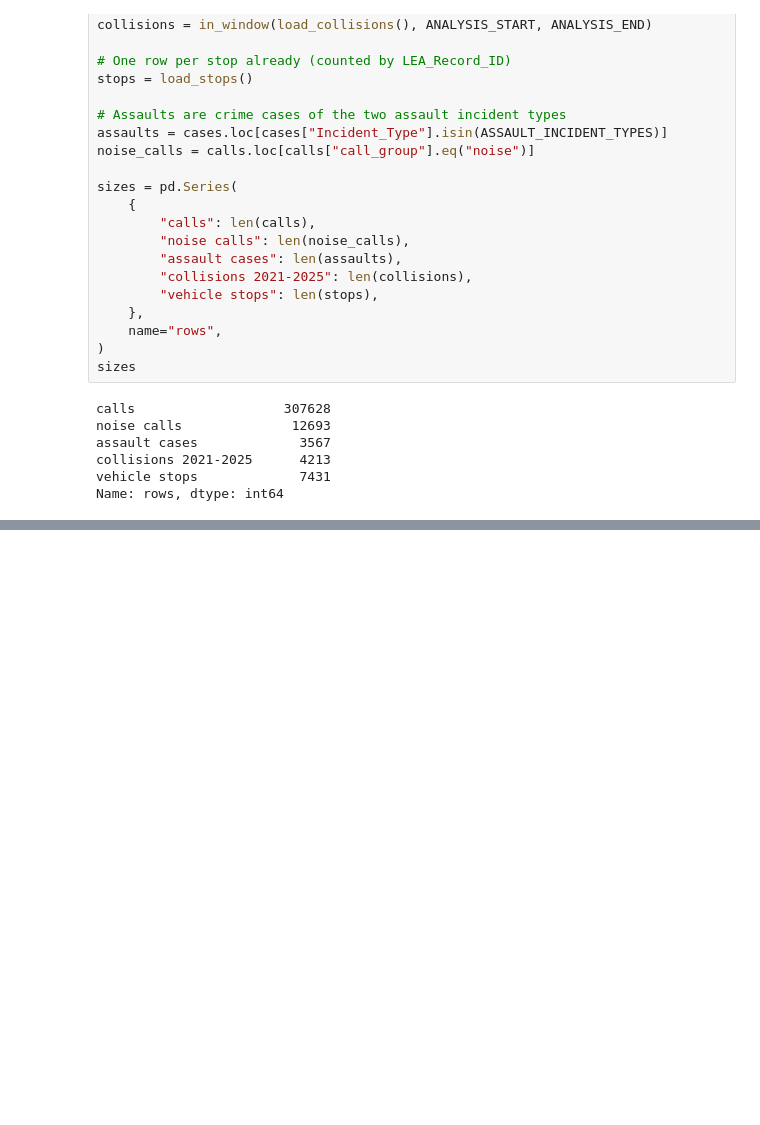
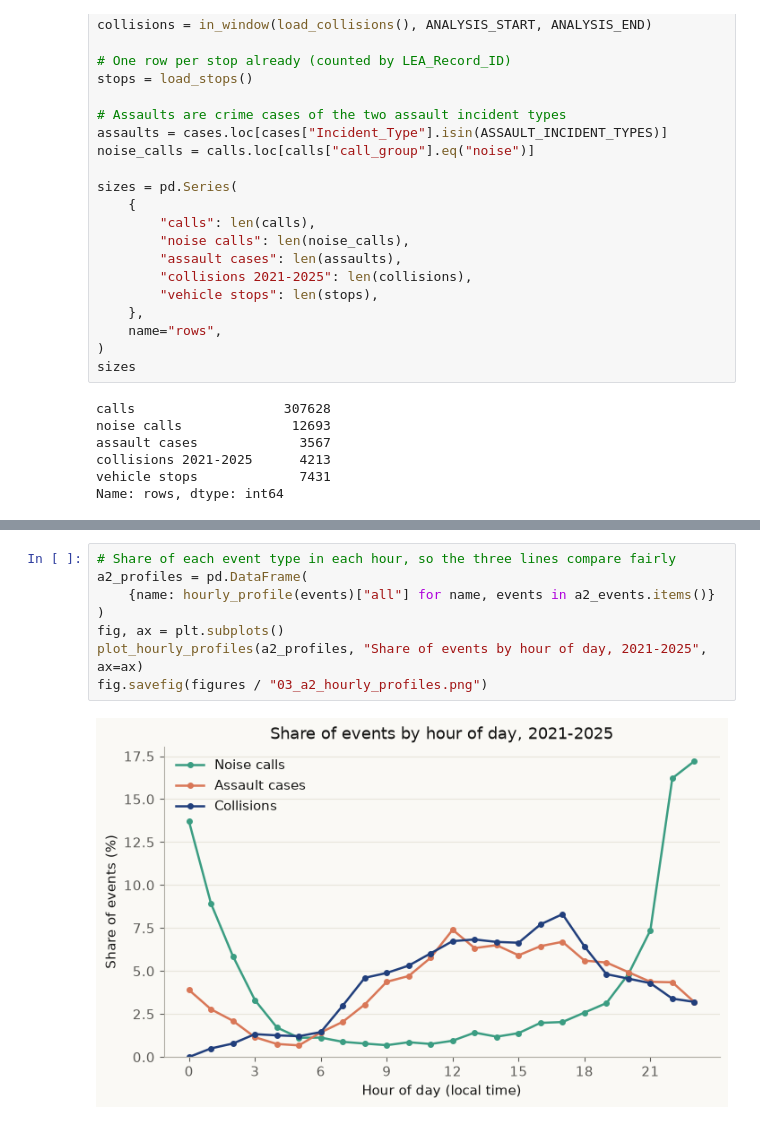
Before and after one commit to UCB-stat159-f26/final-project-team-16, a Jupyter notebook: notebooks/03_clock.ipynb, the cells around one changed output, grey strips where cells are left out. Drawn from its saved outputs; the diff is of its cells as text; blank space fills up the shorter version.

```diff
--- a/notebooks/03_clock.ipynb
+++ b/notebooks/03_clock.ipynb
@@ -94,0 +135,10 @@ Name: rows, dtype: int64
+# %%
+# Share of each event type in each hour, so the three lines compare fairly
+a2_profiles = pd.DataFrame(
+    {name: hourly_profile(events)["all"] for name, events in a2_events.items()}
+)
+fig, ax = plt.subplots()
+plot_hourly_profiles(a2_profiles, "Share of events by hour of day, 2021-2025", ax=ax)
+fig.savefig(figures / "03_a2_hourly_profiles.png")
+# %% [output]
+[figure, added]
```
Also changed, not shown: parts of 3 cells of this notebook, 3 other files.
